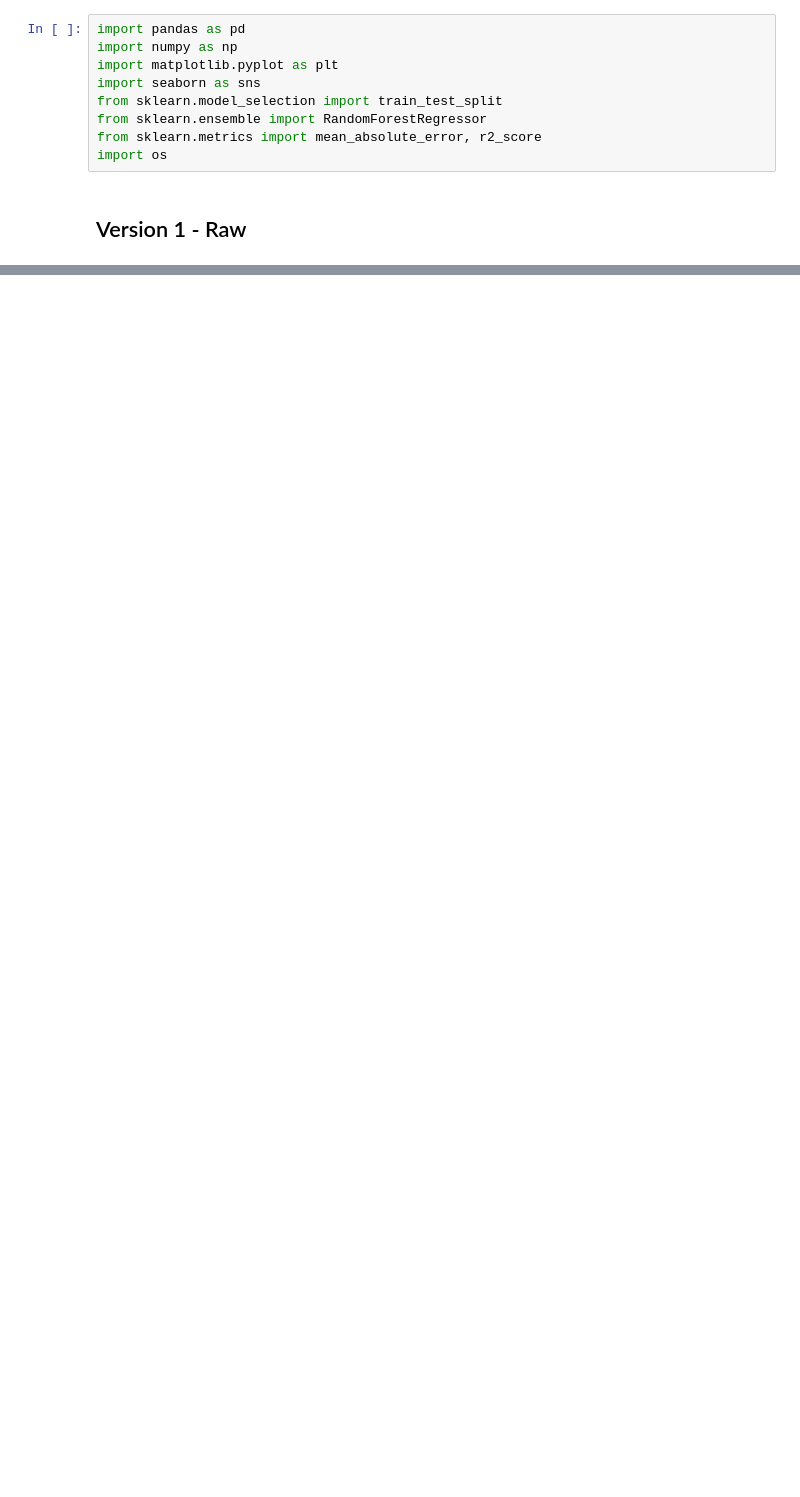
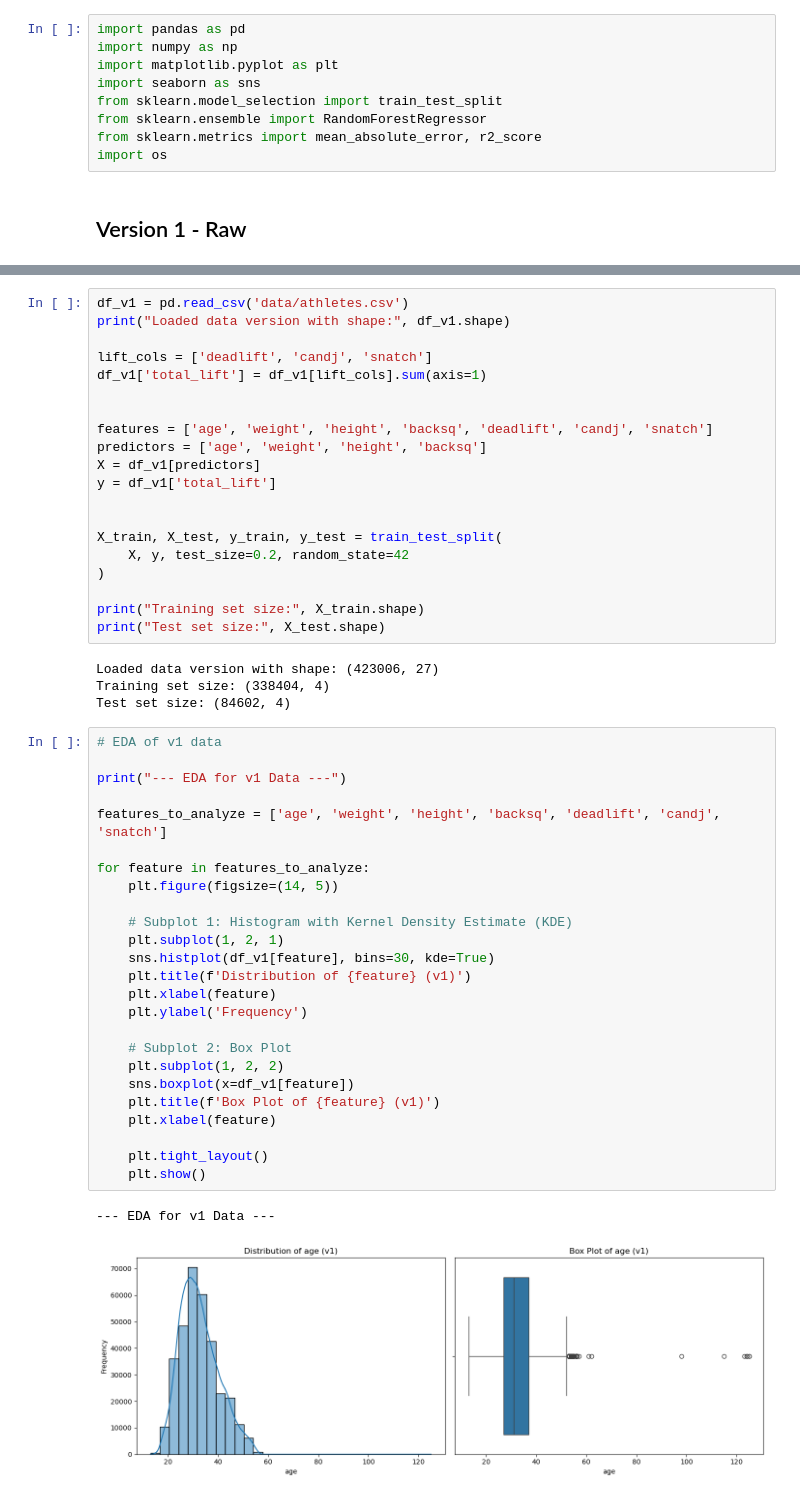
Before and after one commit to luwenkai1997/mlops-hw1, a Jupyter notebook: dfc-workflow/MLOPS-HW1-DVC.ipynb, the cells around one changed output, grey strips where cells are left out. Drawn from its saved outputs; the diff is of its cells as text; blank space fills up the shorter version.

```diff
--- a/dfc-workflow/MLOPS-HW1-DVC.ipynb
+++ b/dfc-workflow/MLOPS-HW1-DVC.ipynb
@@ -25,0 +37,52 @@ ls: data/athletes.csv: No such file or directory
+# %%
+df_v1 = pd.read_csv('data/athletes.csv')
+print("Loaded data version with shape:", df_v1.shape)
+
+lift_cols = ['deadlift', 'candj', 'snatch']
+df_v1['total_lift'] = df_v1[lift_cols].sum(axis=1)
+
+
+features = ['age', 'weight', 'height', 'backsq', 'deadlift', 'candj', 'snatch']
+predictors = ['age', 'weight', 'height', 'backsq']
+X = df_v1[predictors]
+y = df_v1['total_lift']
+
+
+X_train, X_test, y_train, y_test = train_test_split(
+    X, y, test_size=0.2, random_state=42
+)
+
+print("Training set size:", X_train.shape)
+print("Test set size:", X_test.shape)
+# %% [output]
+Loaded data version with shape: (423006, 27)
+Training set size: (338404, 4)
+Test set size: (84602, 4)
+# %%
+# EDA of v1 data
+
+print("--- EDA for v1 Data ---")
+
+features_to_analyze = ['age', 'weight', 'height', 'backsq', 'deadlift', 'candj', 'snatch']
+
+for feature in features_to_analyze:
+    plt.figure(figsize=(14, 5))
+
+    # Subplot 1: Histogram with Kernel Density Estimate (KDE)
+    plt.subplot(1, 2, 1)
+    sns.histplot(df_v1[feature], bins=30, kde=True)
+    plt.title(f'Distribution of {feature} (v1)')
+    plt.xlabel(feature)
+    plt.ylabel('Frequency')
+
+    # Subplot 2: Box Plot
+    plt.subplot(1, 2, 2)
+    sns.boxplot(x=df_v1[feature])
+    plt.title(f'Box Plot of {feature} (v1)')
+    plt.xlabel(feature)
+
+    plt.tight_layout()
+    plt.show()
+# %% [output]
+--- EDA for v1 Data ---
+[figure, added]
```
Also changed, not shown: parts of 11 cells of this notebook.
